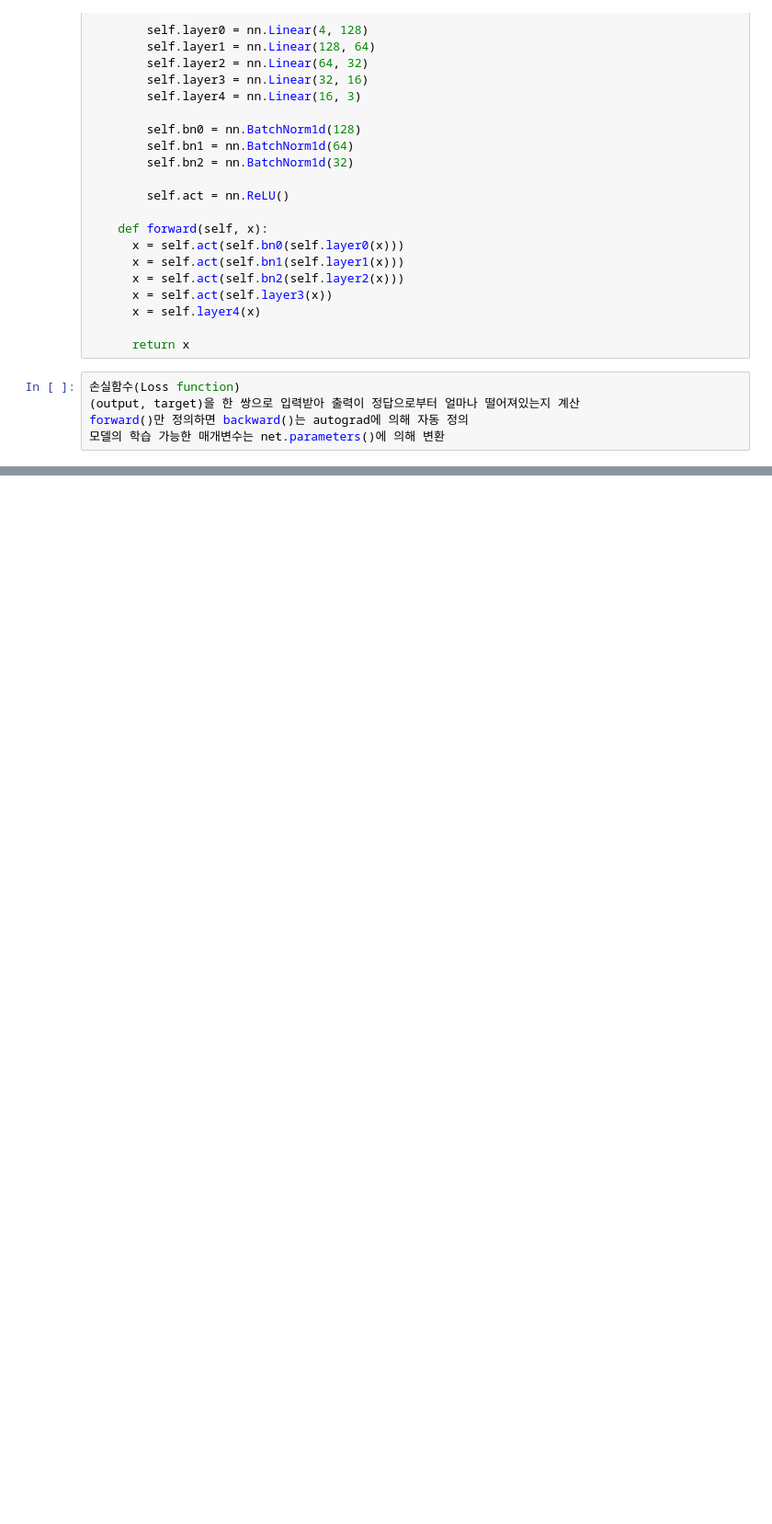
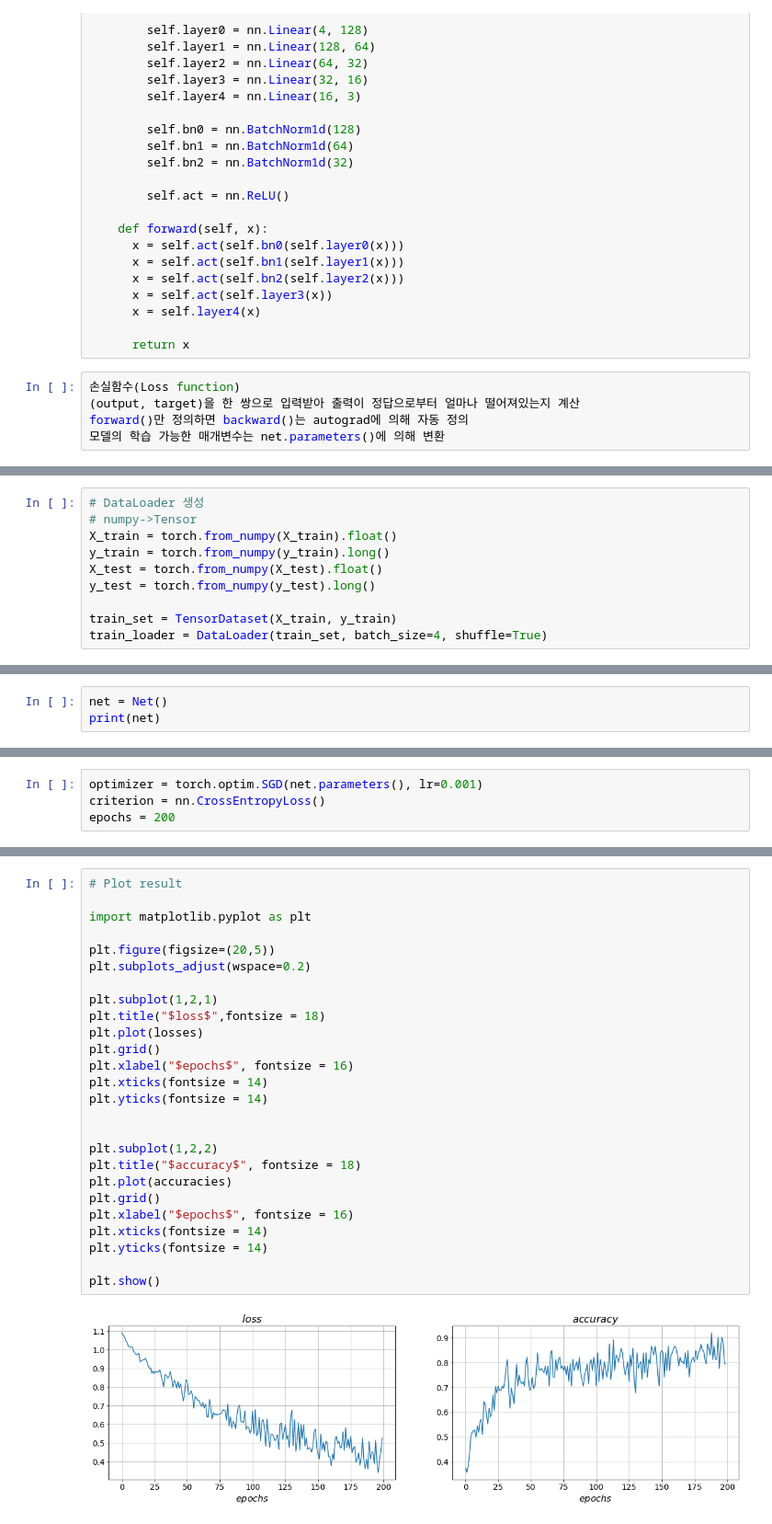
Before and after one commit to gangins/-, a Jupyter notebook: Untitled6.ipynb, the cells around one changed output, grey strips where cells are left out. Shown at 92% size. Cells and saved outputs as stored; diff of their text form; blank space fills up the shorter version.

```diff
--- a/Untitled6.ipynb
+++ b/Untitled6.ipynb
@@ -251,0 +338,10 @@ tensor([-0.2020,  0.0889,  0.1131])
+# %%
+# DataLoader 생성
+# numpy->Tensor
+X_train = torch.from_numpy(X_train).float()
+y_train = torch.from_numpy(y_train).long()
+X_test = torch.from_numpy(X_test).float()
+y_test = torch.from_numpy(y_test).long()
+
+train_set = TensorDataset(X_train, y_train)
+train_loader = DataLoader(train_set, batch_size=4, shuffle=True)
@@ -251,0 +375,3 @@ tensor([-0.2020,  0.0889,  0.1131])
+# %%
+net = Net()
+print(net)
@@ -251,0 +398,4 @@ tensor([-0.2020,  0.0889,  0.1131])
+# %%
+optimizer = torch.optim.SGD(net.parameters(), lr=0.001)
+criterion = nn.CrossEntropyLoss()
+epochs = 200
@@ -251,0 +448,28 @@ tensor([-0.2020,  0.0889,  0.1131])
+# %%
+# Plot result
+
+import matplotlib.pyplot as plt
+
+plt.figure(figsize=(20,5))
+plt.subplots_adjust(wspace=0.2)
+
+plt.subplot(1,2,1)
+plt.title("$loss$",fontsize = 18)
+plt.plot(losses)
+plt.grid()
+plt.xlabel("$epochs$", fontsize = 16)
+plt.xticks(fontsize = 14)
+plt.yticks(fontsize = 14)
+
+
+plt.subplot(1,2,2)
+plt.title("$accuracy$", fontsize = 18)
+plt.plot(accuracies)
+plt.grid()
+plt.xlabel("$epochs$", fontsize = 16)
+plt.xticks(fontsize = 14)
+plt.yticks(fontsize = 14)
+
+plt.show()
+# %% [output]
+[figure, added]
```
Also changed, not shown: parts of 39 cells of this notebook.
